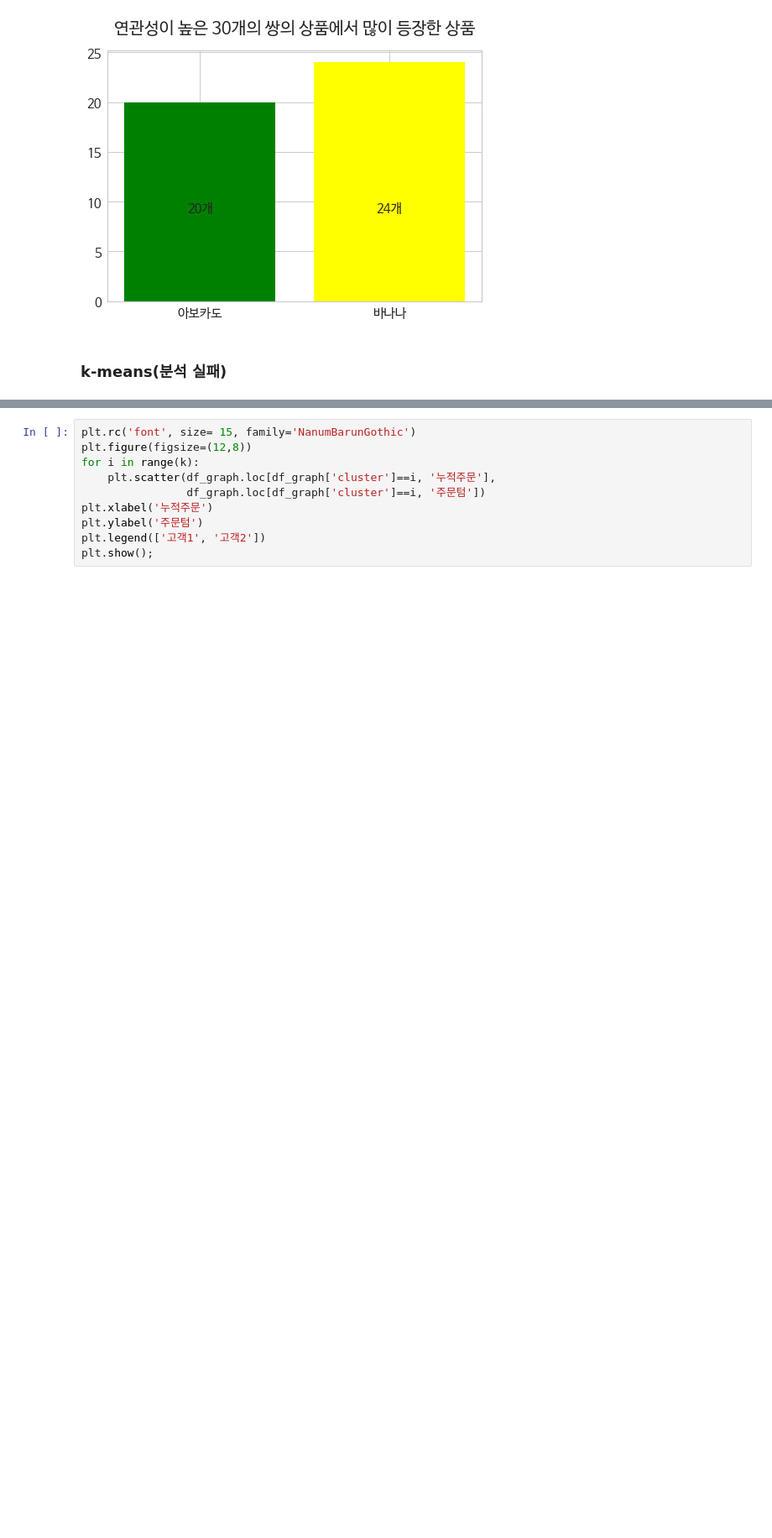
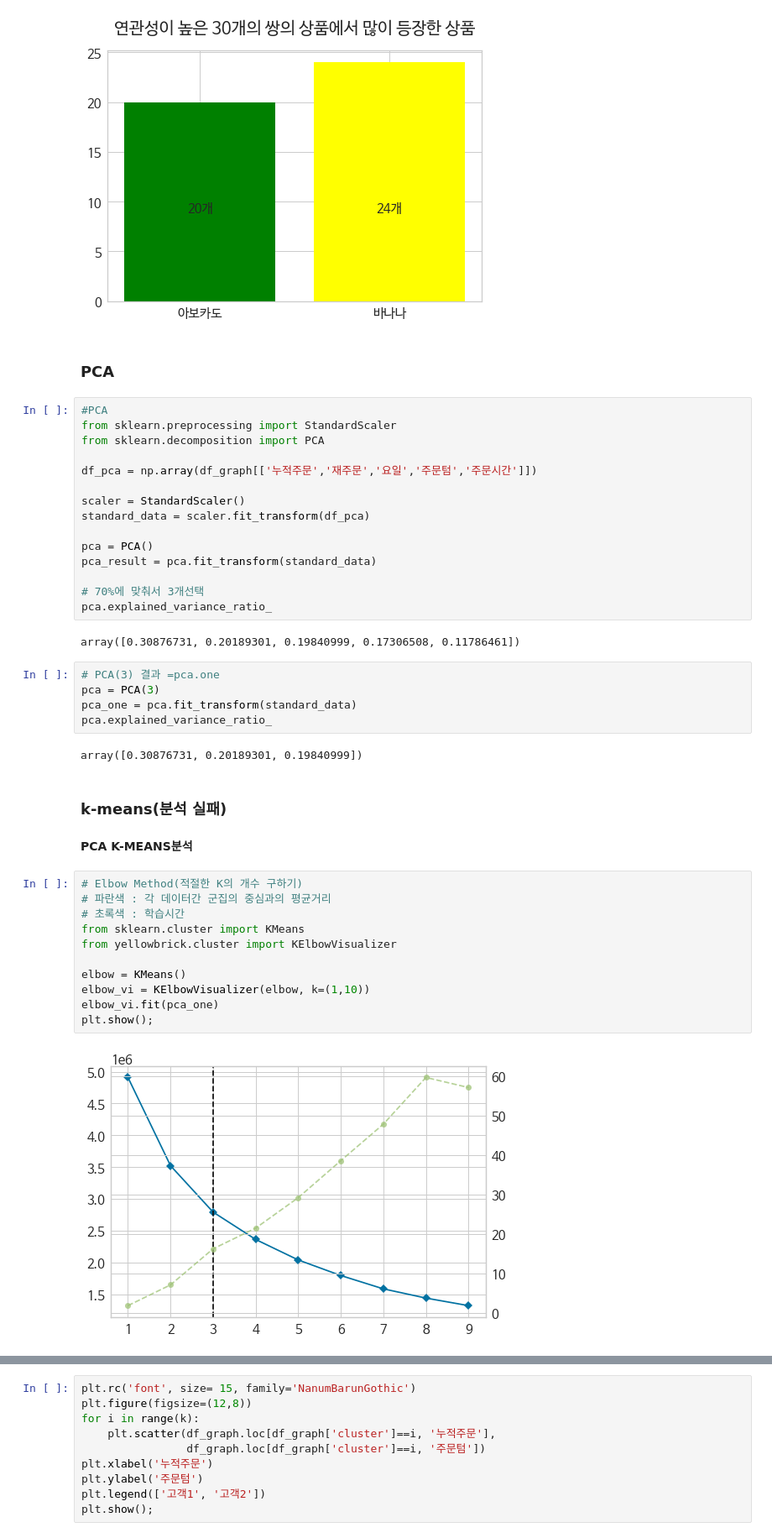
Before and after one commit to ev1025/Instacart, a Jupyter notebook: Instacart 장바구니분석.ipynb, the cells around one changed output, grey strips where cells are left out. Shown at 84% size. Saved outputs shown, nothing was run; the diff lists cells and outputs as text; blank space fills up the shorter version.

```diff
--- a/Instacart 장바구니분석.ipynb
+++ b/Instacart 장바구니분석.ipynb
@@ -716,5 +716,46 @@ plt.annotate('24개',(1,10),va='top',ha='center')
 plt.show();
 # %% [output]
 [figure]
+# %% [markdown]
+### PCA
+# %%
+#PCA
+from sklearn.preprocessing import StandardScaler
+from sklearn.decomposition import PCA
+
+df_pca = np.array(df_graph[['누적주문','재주문','요일','주문텀','주문시간']])
+
+scaler = StandardScaler()
+standard_data = scaler.fit_transform(df_pca)
+
+pca = PCA()
+pca_result = pca.fit_transform(standard_data)
+
+# 70%에 맞춰서 3개선택
+pca.explained_variance_ratio_
+# %% [output]
+array([0.30876731, 0.20189301, 0.19840999, 0.17306508, 0.11786461])
+# %%
+# PCA(3) 결과 =pca.one
+pca = PCA(3)
+pca_one = pca.fit_transform(standard_data)
+pca.explained_variance_ratio_
+# %% [output]
+array([0.30876731, 0.20189301, 0.19840999])
 # %% [markdown]
 ### k-means(분석 실패)
+# %% [markdown]
+**PCA K-MEANS분석**
+# %%
+# Elbow Method(적절한 K의 개수 구하기)
+# 파란색 : 각 데이터간 군집의 중심과의 평균거리
+# 초록색 : 학습시간
+from sklearn.cluster import KMeans
+from yellowbrick.cluster import KElbowVisualizer
+
+elbow = KMeans()
+elbow_vi = KElbowVisualizer(elbow, k=(1,10))
+elbow_vi.fit(pca_one)
+plt.show();
+# %% [output]
+[figure, added]
```
Also changed, not shown: parts of 11 cells of this notebook.
